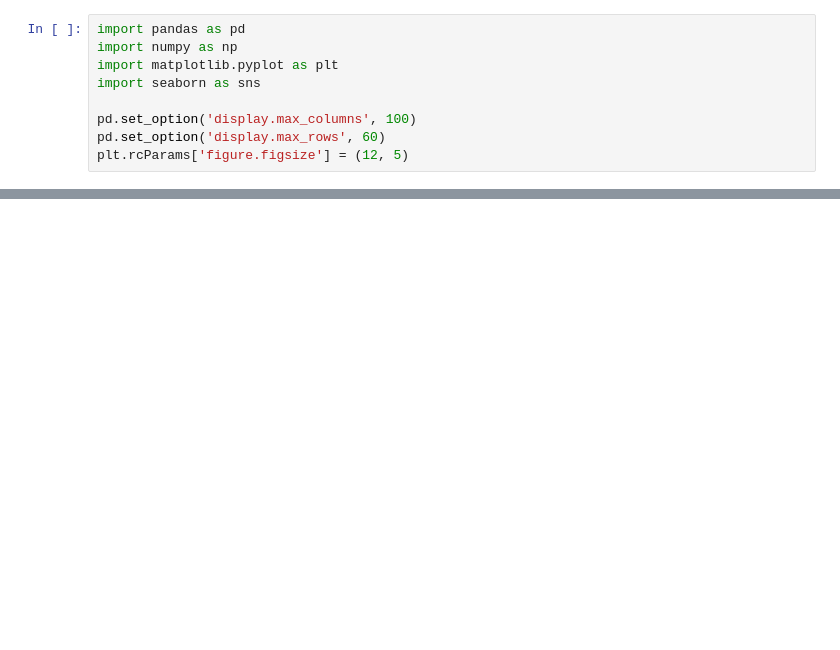
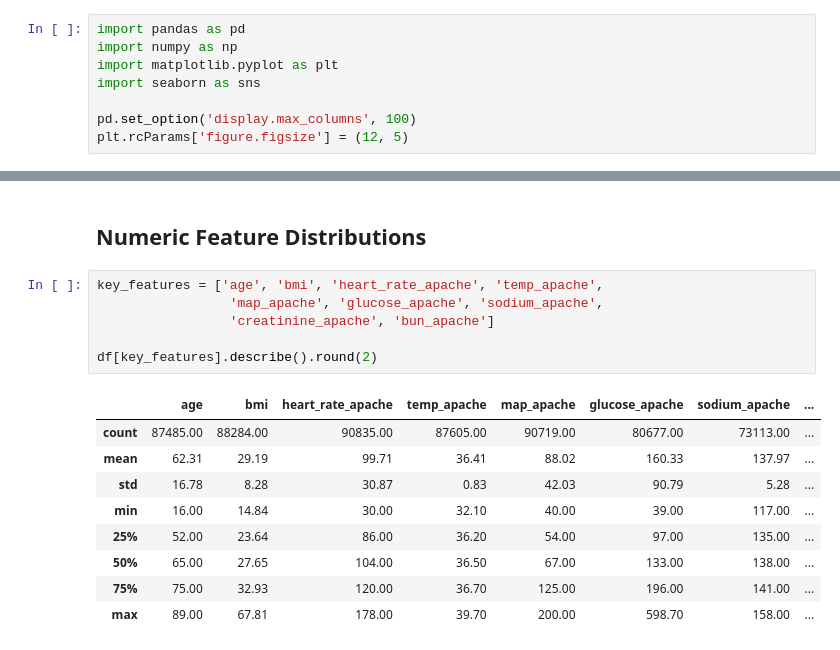
Before and after one commit to atalayatasoy17/xai-project, a Jupyter notebook: notebooks/01_eda.ipynb, the cells around one changed output, grey strips where cells are left out. Saved outputs shown, nothing was run; the diff lists cells and outputs as text; blank space fills up the shorter version.

```diff
--- a/notebooks/01_eda.ipynb
+++ b/notebooks/01_eda.ipynb
@@ -19,5 +15,4 @@ import matplotlib.pyplot as plt
 import seaborn as sns
 
 pd.set_option('display.max_columns', 100)
-pd.set_option('display.max_rows', 60)
 plt.rcParams['figure.figsize'] = (12, 5)
@@ -90,0 +174,18 @@ dictionary.head(30)
+# %% [markdown]
+## Numeric Feature Distributions
+# %%
+key_features = ['age', 'bmi', 'heart_rate_apache', 'temp_apache',
+                 'map_apache', 'glucose_apache', 'sodium_apache',
+                 'creatinine_apache', 'bun_apache']
+
+df[key_features].describe().round(2)
+# %% [output]
+|  | age | bmi | heart_rate_apache | temp_apache | map_apache | glucose_apache | sodium_apache | ... |
+| count | 87485.00 | 88284.00 | 90835.00 | 87605.00 | 90719.00 | 80677.00 | 73113.00 | ... |
+| mean | 62.31 | 29.19 | 99.71 | 36.41 | 88.02 | 160.33 | 137.97 | ... |
+| std | 16.78 | 8.28 | 30.87 | 0.83 | 42.03 | 90.79 | 5.28 | ... |
+| min | 16.00 | 14.84 | 30.00 | 32.10 | 40.00 | 39.00 | 117.00 | ... |
+| 25% | 52.00 | 23.64 | 86.00 | 36.20 | 54.00 | 97.00 | 135.00 | ... |
+| 50% | 65.00 | 27.65 | 104.00 | 36.50 | 67.00 | 133.00 | 138.00 | ... |
+| 75% | 75.00 | 32.93 | 120.00 | 36.70 | 125.00 | 196.00 | 141.00 | ... |
+| max | 89.00 | 67.81 | 178.00 | 39.70 | 200.00 | 598.70 | 158.00 | ... |
```
Also changed, not shown: parts of 38 cells of this notebook.
